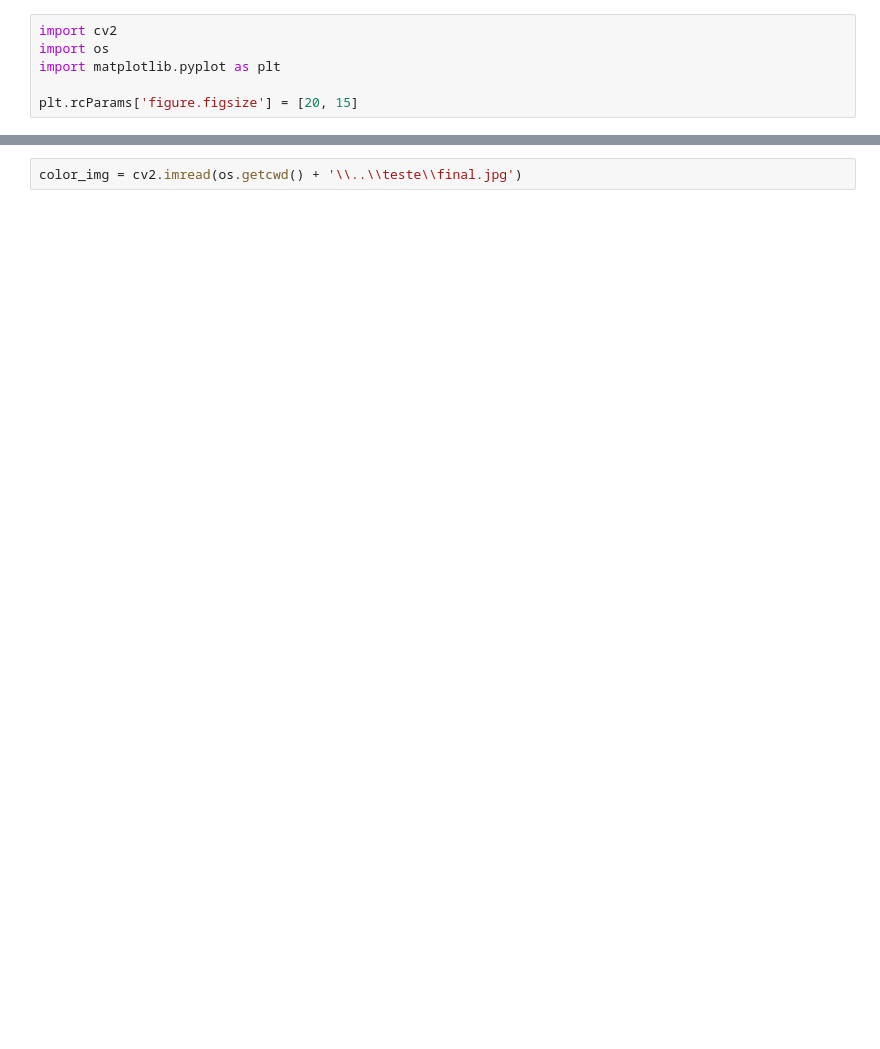
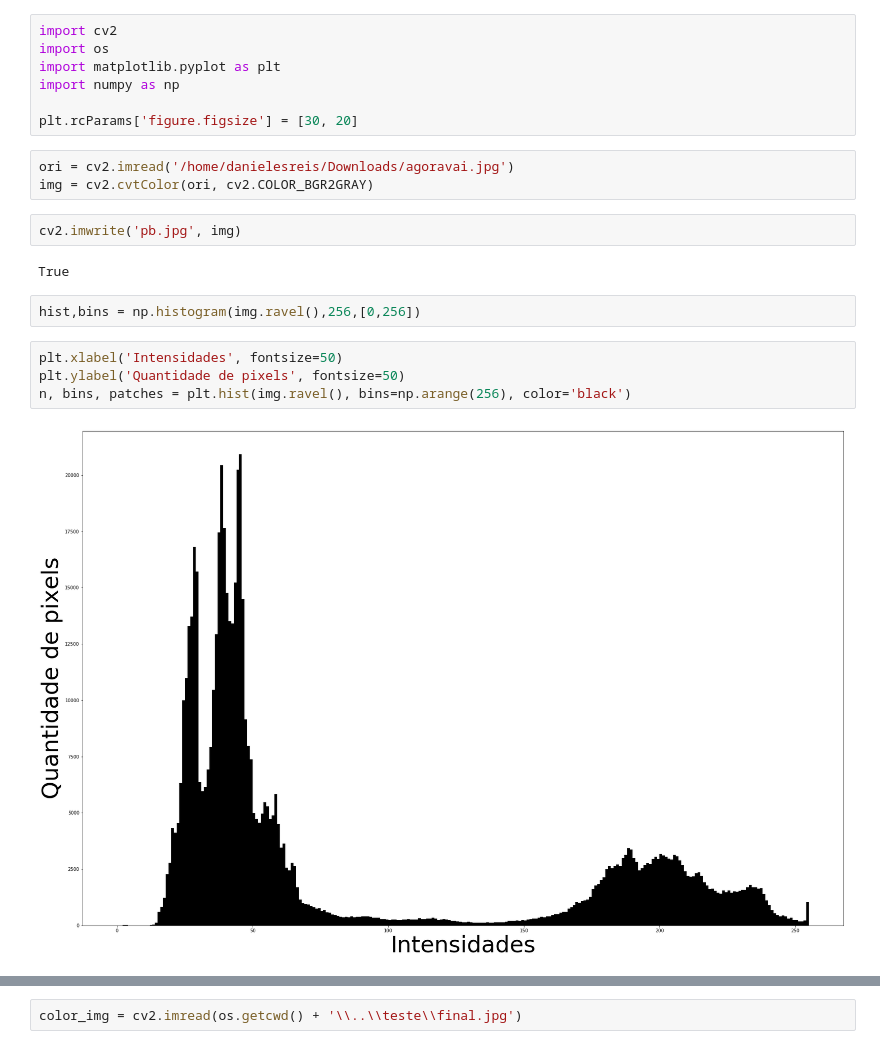
Before and after one commit to danielesreis/mng, a Jupyter notebook: notebooks/segmentation.ipynb, the cells around one changed output, grey strips where cells are left out. Saved outputs shown, nothing was run; the diff lists cells and outputs as text; blank space fills up the shorter version.

```diff
--- a/notebooks/segmentation.ipynb
+++ b/notebooks/segmentation.ipynb
@@ -2,5 +2,21 @@
 import cv2
 import os
 import matplotlib.pyplot as plt
+import numpy as np
 
-plt.rcParams['figure.figsize'] = [20, 15]
+plt.rcParams['figure.figsize'] = [30, 20]
+# %%
+ori = cv2.imread('/home/danielesreis/Downloads/agoravai.jpg')
+img = cv2.cvtColor(ori, cv2.COLOR_BGR2GRAY)
+# %%
+cv2.imwrite('pb.jpg', img)
+# %% [output]
+True
+# %%
+hist,bins = np.histogram(img.ravel(),256,[0,256])
+# %%
+plt.xlabel('Intensidades', fontsize=50)
+plt.ylabel('Quantidade de pixels', fontsize=50)
+n, bins, patches = plt.hist(img.ravel(), bins=np.arange(256), color='black')
+# %% [output]
+[figure, added]
```
Also changed, not shown: parts of 9 cells of this notebook, 6 other files.
